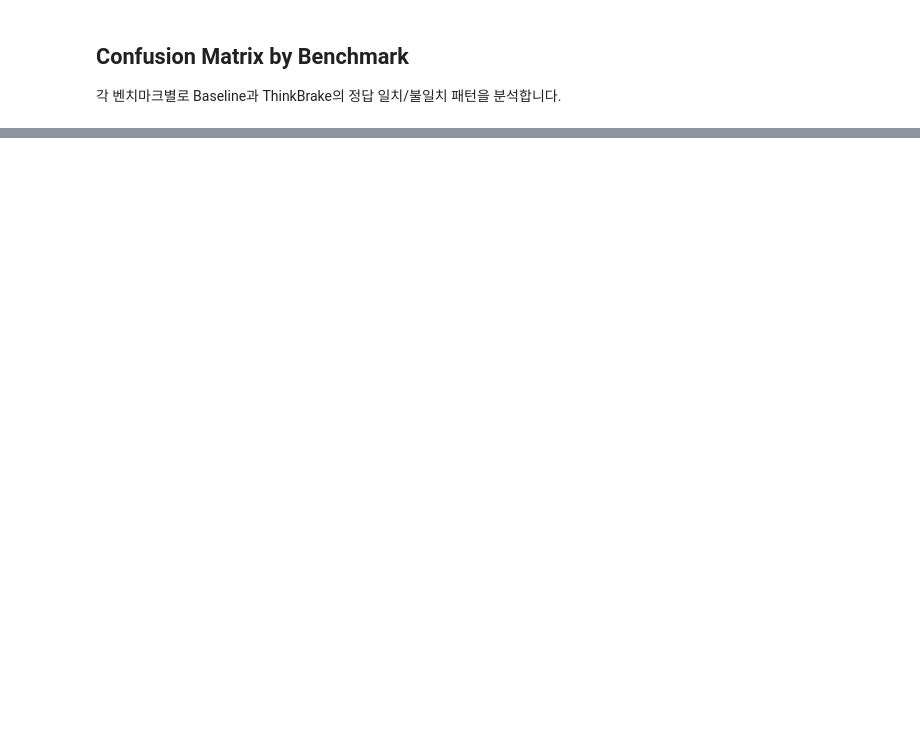
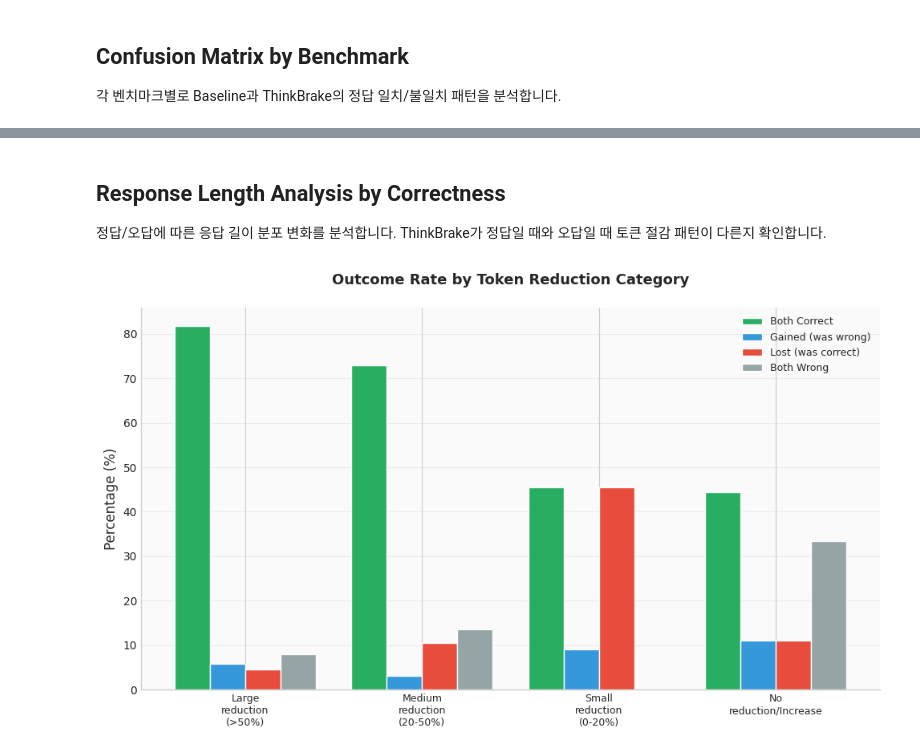
Before and after one commit to ssangjun706/ThinkBrake, a Jupyter notebook: notebook/analysis.ipynb, the cells around one changed output, grey strips where cells are left out. Drawn from its saved outputs; the diff is of its cells as text; code cells hidden in the pictures; blank space fills up the shorter version.

```diff
--- a/notebook/analysis.ipynb
+++ b/notebook/analysis.ipynb
@@ -961,0 +1625,79 @@ for model_dir, benchmarks_data in detailed_results.items():
+# %% [markdown]
+## Response Length Analysis by Correctness
+
+정답/오답에 따른 응답 길이 분포 변화를 분석합니다. ThinkBrake가 정답일 때와 오답일 때 토큰 절감 패턴이 다른지 확인합니다.
+# %%
+# Analyze response length patterns by correctness transition
+length_by_outcome = df_samples.copy()
+
+# Create detailed outcome categories
+def categorize_token_change(row):
+    if row["token_reduction_pct"] > 50:
+        return "Large reduction (>50%)"
+    elif row["token_reduction_pct"] > 20:
+        return "Medium reduction (20-50%)"
+    elif row["token_reduction_pct"] > 0:
+        return "Small reduction (0-20%)"
+    else:
+        return "No reduction/Increase"
+
+length_by_outcome["reduction_category"] = length_by_outcome.apply(
+    categorize_token_change, axis=1
+)
+
+# Categories
+reduction_cats = [
+    "Large reduction (>50%)",
+    "Medium reduction (20-50%)",
+    "Small reduction (0-20%)",
+    "No reduction/Increase",
+]
+outcomes = ["Both Correct", "Gained (was wrong)", "Lost (was correct)", "Both Wrong"]
+outcome_colors = ["#27AE60", "#3498DB", "#E74C3C", "#95A5A6"]
+
+# Compute counts
+data_matrix = np.zeros((len(reduction_cats), len(outcomes)))
+for i, red_cat in enumerate(reduction_cats):
+    for j, outcome in enumerate(outcomes):
+        data_matrix[i, j] = len(
+            length_by_outcome[
+                (length_by_outcome["reduction_category"] == red_cat)
+                & (length_by_outcome["outcome"] == outcome)
+            ]
+        )
+
+# === Only one plot now ===
+fig, ax = plt.subplots(figsize=(10, 6))
+
+# Outcome rates by reduction category
+outcome_rates = np.zeros_like(data_matrix)
+for i in range(len(reduction_cats)):
+    total = data_matrix[i].sum()
+    if total > 0:
+        outcome_rates[i] = data_matrix[i] / total * 100
+
+x = np.arange(len(reduction_cats))
+width = 0.2
+
+for j, outcome in enumerate(outcomes):
+    ax.bar(
+        x + (j - 1.5) * width,
+        outcome_rates[:, j],
+        width,
+        label=outcome,
+        color=outcome_colors[j],
+        edgecolor="white",
+    )
+
+ax.set_xticks(x)
+ax.set_xticklabels([c.replace(" ", "\n") for c in reduction_cats], fontsize=9)
+ax.set_ylabel("Percentage (%)")
+ax.set_title("Outcome Rate by Token Reduction Category\n", fontsize=13, fontweight="bold")
+ax.legend(loc="upper right", fontsize=9)
+ax.grid(True, alpha=0.3, axis="y")
+ax.set_facecolor("#FAFAFA")
+
+plt.tight_layout()
+plt.show()
+# %% [output]
+[figure, added]
```
Also changed, not shown: parts of 18 cells of this notebook, 2 other files.
